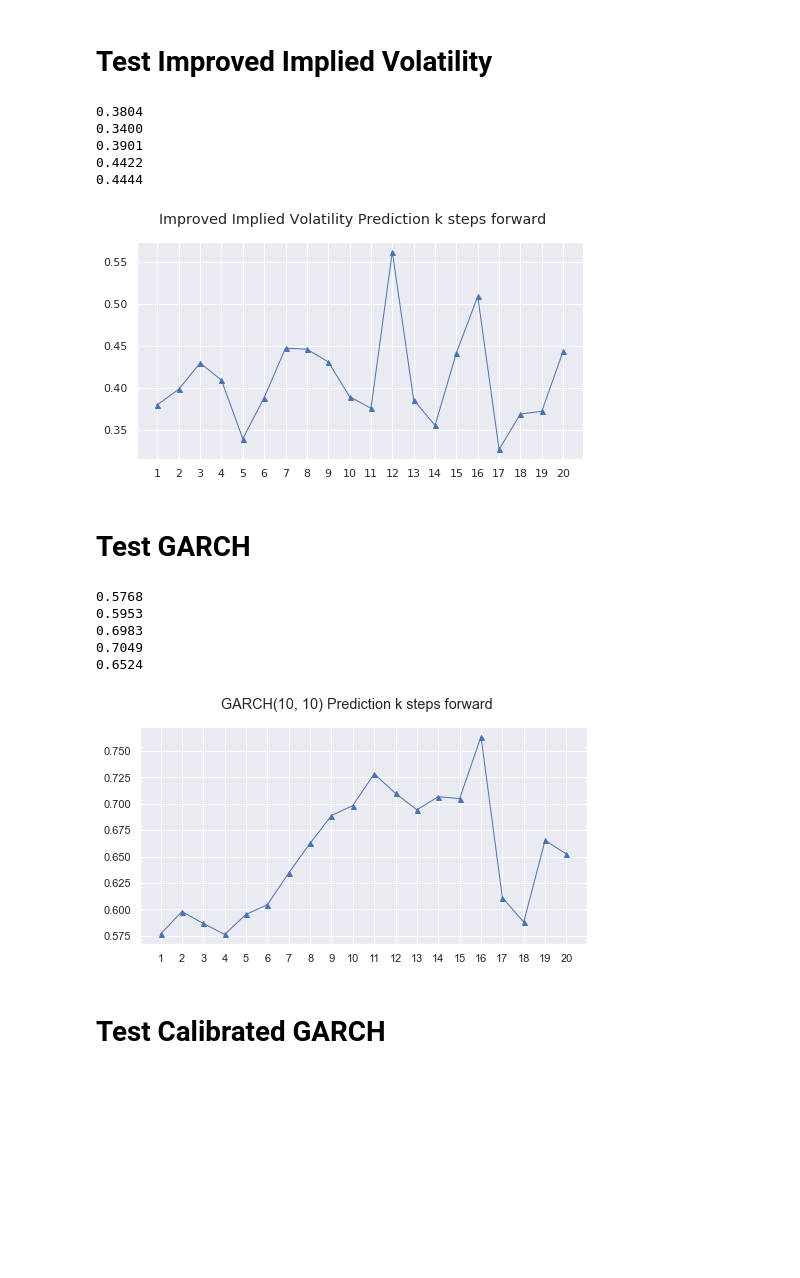
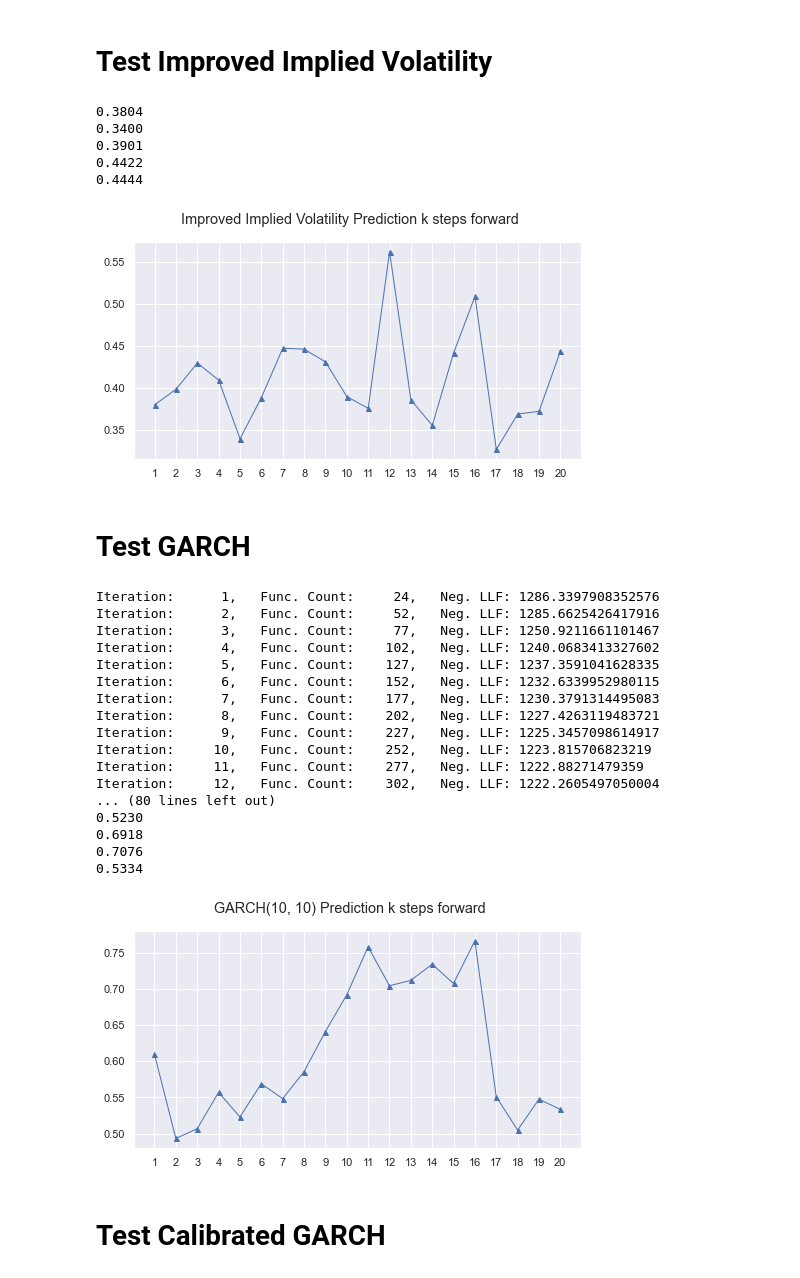
Before and after one commit to BobZiyangDing/EchoStateNeuralStochasticVolatilityHestonModel, a Jupyter notebook: experiment/CompareModel.ipynb, the cells around one changed output. Cells and saved outputs as stored; diff of their text form; code cells hidden in the pictures; blank space fills up the shorter version.

Commit message:
finialized compare model

```diff
--- a/experiment/CompareModel.ipynb
+++ b/experiment/CompareModel.ipynb
@@ -103,10 +103,10 @@ errors_to_save = []
 from scipy import optimize
 
 columns = ["date","exdate","strike_price","best_bid","best_offer","volume","impl_volatility"]
-start = dt.datetime(2018, 1, 1)
+start = dt.datetime(2015, 1, 1)
 end = dt.datetime(2019, 12, 31)
-train_valid_split = 0.936
-valid_test_split = 0.94
+train_valid_split = 0.979
+valid_test_split = 0.98
 u_dim = 10
 topK = 5
 cleaner = dataCleaner_new(columns, u_dim, topK, start, end, train_valid_split, valid_test_split)
@@ -259,7 +278,7 @@ xlabel = list(range(len(test_error_traj_imp_iv)+1))
 fig.suptitle("Improved Implied Volatility Prediction k steps forward")
 plt.xticks(xlabel)
 plt.plot([_+1 for _ in range(forward_k)], test_error_traj_imp_iv, marker ='^', markersize=5, linewidth=1)
-
+plt.savefig("./output_fig/imp_IV_results.jpg")
 fig.show()
 errors_to_save.append(test_error_traj_imp_iv)
 print("{:.4f}".format(test_error_traj_imp_iv[0]))
@@ -273,7 +292,7 @@ print("{:.4f}".format(test_error_traj_imp_iv[19]))
 0.3901
 0.4422
 0.4444
-[figure, old version]
+[figure, new version]
 # %% [markdown]
 # Test GARCH
 # %%
@@ -281,6 +300,8 @@ from arch import arch_model
 import datetime as dt
 import pandas_datareader.data as web
 from IPython.utils import io
+
+warnings.simplefilter("ignore")
 
 forward_k = 20
 
@@ -300,18 +321,35 @@ for day in list(test_data.keys()):
     index.append(day)
 last_test_date = list(test_data.keys())[-1]
 
-start = dt.datetime(2018,1,1)
+start = dt.datetime(2015,1,1)
 end = last_test_date
 sp500 = web.get_data_yahoo('^GSPC', start=start, end=end)
-returns = sp500['Adj Close'].pct_change().dropna()
+returns = sp500['Adj Close'].pct_change().dropna() * 100
 
-with io.capture_output() as captured:
-    am = arch_model(returns, vol='Garch', p=10, o=0, q=10, dist='Normal')
-    res = am.fit(last_obs=last_val_date)
-    forecasts = res.forecast(horizon=forward_k, start=last_val_date_idx-1)
-    sns.set()
-#     forecasts.variance[last_val_date_idx-1:].plot()
-prediction = forecasts.variance.iloc[last_val_date_idx-1:]
+# with io.capture_output() as captured:
+am = arch_model(returns, vol='Garch', p=10, o=0, q=10, dist='Normal')
+res = am.fit(last_obs=last_val_date)
+forecasts = res.forecast(horizon=forward_k, start=last_val_date_idx-1)
+
+
+
+
+
+
+
+
+
+print(forecasts.variance)
+
+
+
+
+
+
+# sns.set()
+# forecasts.variance[last_val_date_idx-1:].plot()
+
+prediction = forecasts.variance.iloc[last_val_date_idx-1:] / 10000
 prediction = prediction.iloc[:-1]
 prediction["Date"] = index[last_val_date_idx:-1]
 prediction.tail()
@@ -340,39 +378,52 @@ for k in range(1, min(forward_k, num_test_day)+1):
         pred_date_T = np.busday_count(today, expireday)
         pred_date_y = test_data[pred_date][0]["spotclose"].values
 
         pred_price_garch = BSf(pred_vol,
                                p_t=pred_date_p,
                                r_t=pred_date_r,
                                K_t=pred_date_K,
                                T_t=pred_date_T)
 
         pred_error_garch = np.average(np.abs(pred_price_garch-pred_date_y) / pred_date_y)
 
         k_step_test_error_garch.append(pred_error_garch)
     test_error_traj_garch.append( np.average(k_step_test_error_garch ))
 
 sns.set()
 fig = plt.figure(figsize=(8,4))
 xlabel = list(range(len(test_error_traj_garch)+1))
 fig.suptitle("GARCH(10, 10) Prediction k steps forward")
 plt.xticks(xlabel)
 plt.plot([_+1 for _ in range(forward_k)], test_error_traj_garch, marker ='^', markersize=5, linewidth=1)
+plt.savefig("./output_fig/GARCH_results.jpg")
 fig.show()
 
 
 # errors_to_save.append(test_error_traj_garch)
 print("{:.4f}".format(test_error_traj_garch[0]))
 print("{:.4f}".format(test_error_traj_garch[4]))
 print("{:.4f}".format(test_error_traj_garch[9]))
 print("{:.4f}".format(test_error_traj_garch[14]))
 print("{:.4f}".format(test_error_traj_garch[19]))
 # %% [output]
-0.5768
-0.5953
-0.6983
-0.7049
-0.6524
+Iteration:      1,   Func. Count:     24,   Neg. LLF: 1286.3397908352576
+Iteration:      2,   Func. Count:     52,   Neg. LLF: 1285.6625426417916
+Iteration:      3,   Func. Count:     77,   Neg. LLF: 1250.9211661101467
+Iteration:      4,   Func. Count:    102,   Neg. LLF: 1240.0683413327602
+Iteration:      5,   Func. Count:    127,   Neg. LLF: 1237.3591041628335
+Iteration:      6,   Func. Count:    152,   Neg. LLF: 1232.6339952980115
+Iteration:      7,   Func. Count:    177,   Neg. LLF: 1230.3791314495083
+Iteration:      8,   Func. Count:    202,   Neg. LLF: 1227.4263119483721
+Iteration:      9,   Func. Count:    227,   Neg. LLF: 1225.3457098614917
+Iteration:     10,   Func. Count:    252,   Neg. LLF: 1223.815706823219
+Iteration:     11,   Func. Count:    277,   Neg. LLF: 1222.88271479359
+Iteration:     12,   Func. Count:    302,   Neg. LLF: 1222.2605497050004
+... (80 lines left out)
+0.5230
+0.6918
+0.7076
+0.5334
-[figure, old version]
+[figure, new version]
 # %% [markdown]
 # Test Calibrated GARCH
 # %%
```
Also changed, not shown: parts of 17 cells of this notebook.
